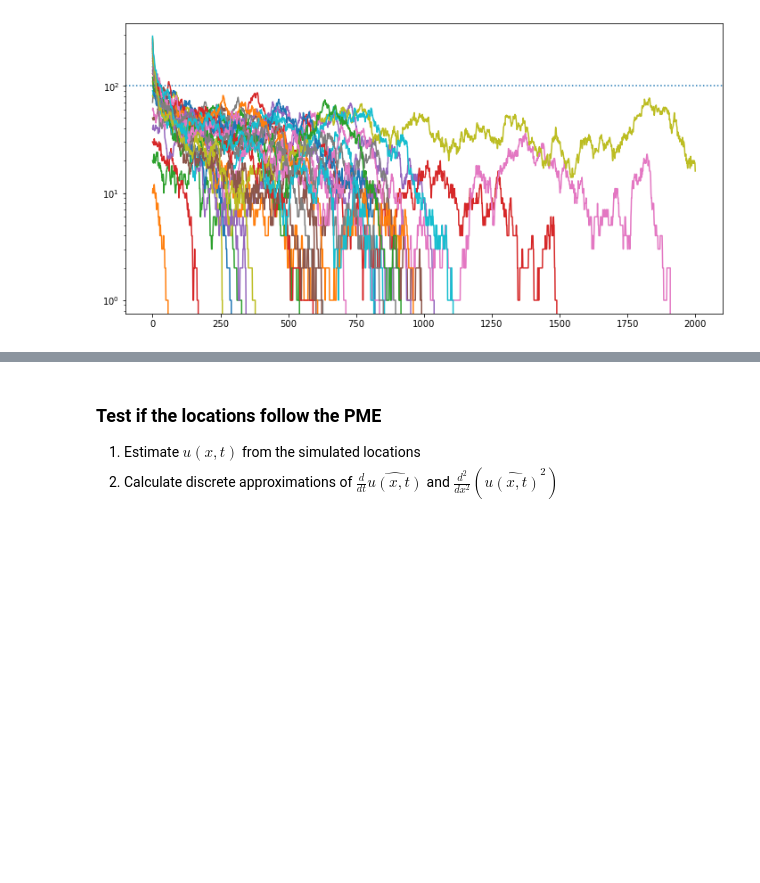
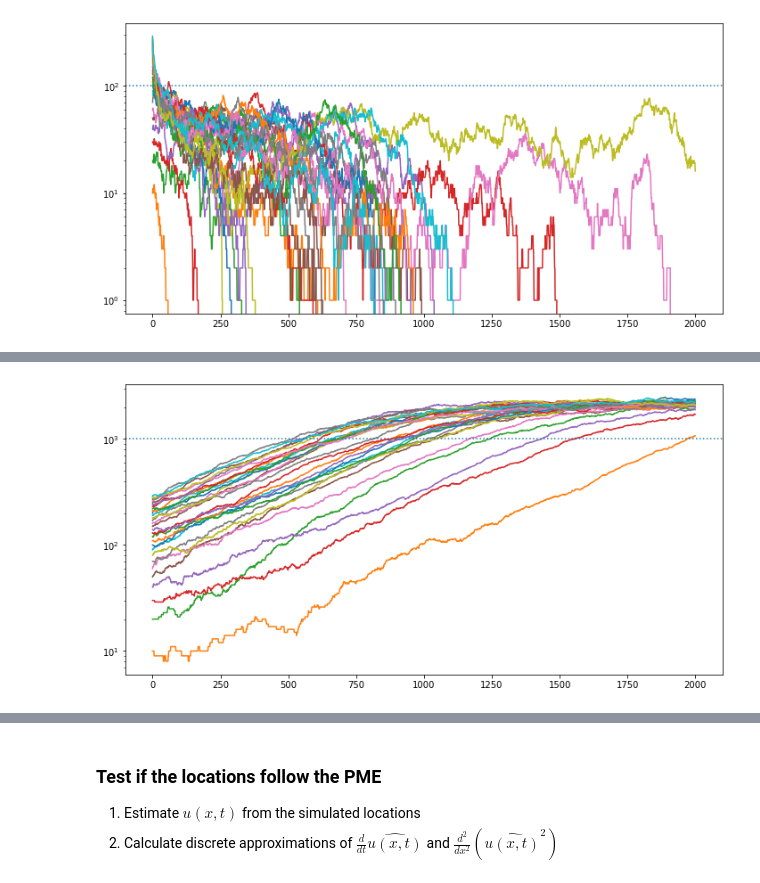
Before and after one commit to petrelharp/lineage_plotting, a Jupyter notebook: pme/pme_writeup.ipynb, the cells around one changed output, grey strips where cells are left out. Cells and saved outputs as stored; diff of their text form; code cells hidden in the pictures; blank space fills up the shorter version.

```diff
--- a/pme/pme_writeup.ipynb
+++ b/pme/pme_writeup.ipynb
@@ -296,0 +297,19 @@ ax.set_yscale("log");
+# %%
+params = {
+    "K" : 1000,
+    "theta" : 10,
+    "min_n" : 4/7,
+    "dt" : 0.01,
+}
+
+Nmat = np.full((2000, 30), -1, dtype='int')
+Nmat[0,:] = 10 * np.arange(Nmat.shape[1])
+for k in range(1, Nmat.shape[0]):
+    Nmat[k, :] = revised_next_gen(Nmat[k-1, :], **params)
+
+fig, ax = plt.subplots(1, 1, figsize=(12, 6))
+ax.plot(Nmat)
+ax.axhline(params["K"], ls=":")
+ax.set_yscale("log");
+# %% [output]
+[figure, added]
```
Also changed, not shown: parts of 46 cells of this notebook, 4 other files.
